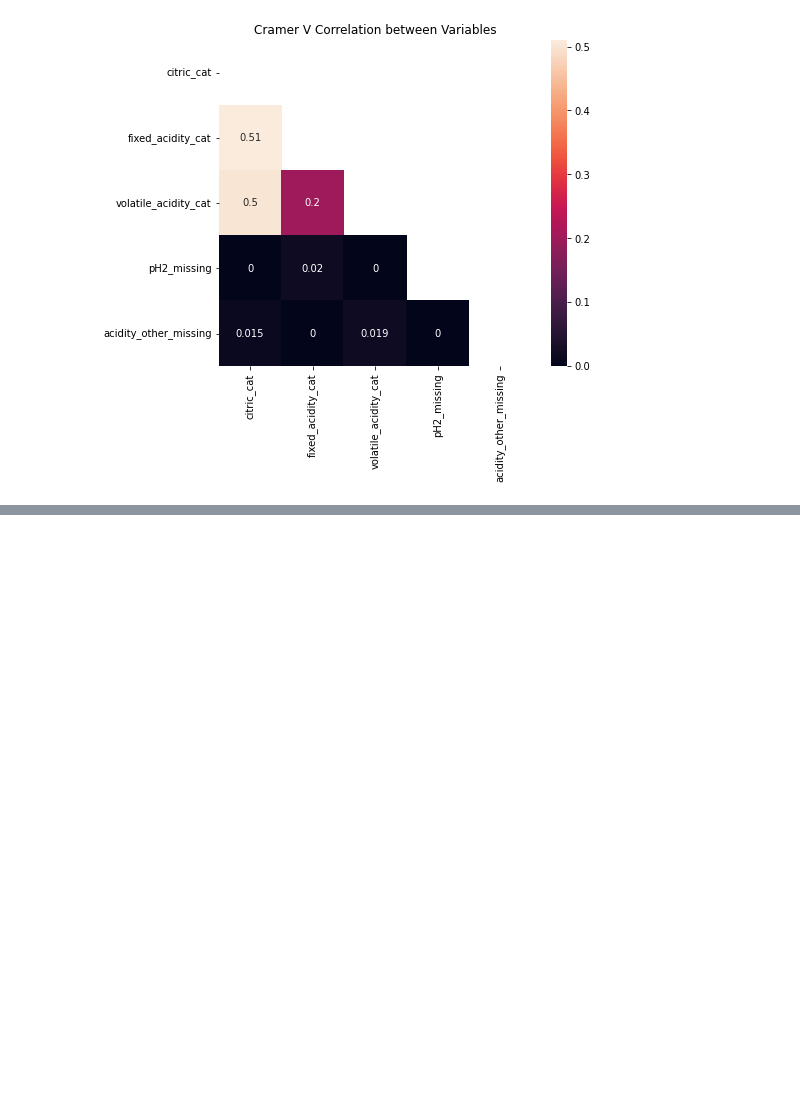
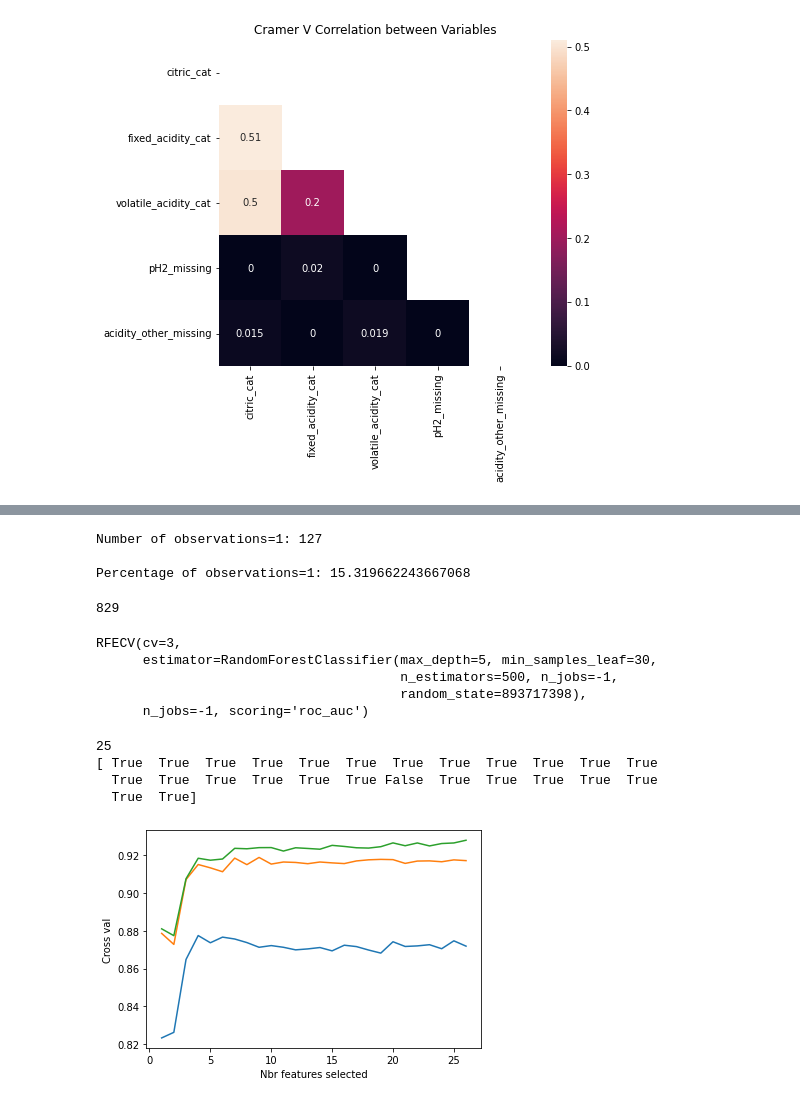
Before and after one commit to wmL5k/AcademyPublic, a Jupyter notebook: Untitled.ipynb, the cells around one changed output, grey strips where cells are left out. Cells and saved outputs as stored; diff of their text form; code cells hidden in the pictures; blank space fills up the shorter version.

```diff
--- a/Untitled.ipynb
+++ b/Untitled.ipynb
@@ -873,0 +874,80 @@ train.head(2)
+# %%
+# Let's define the feature we will use for X & Y
+X_features = ['fixed acidity', 'volatile acidity', 'citric acid', 'residual sugar',
+       'chlorides', 'free sulfur dioxide', 'total sulfur dioxide', 'density',
+       'pH', 'sulphates', 'alcohol', 'fixed_acidity_cat',
+       'volatile_acidity_cat', 'pH2', 'acidity_other',
+       'day_diff', 'Random_Normal_feature1', 'Random_Normal_feature2',
+       'pH2_missing', 'acidity_other_missing', 'acidity_tot',
+       'ratio_density_alcohol', 'ratio_acidity_pH', 'citric_cat_A',
+       'citric_cat_B', 'citric_cat_Z']
+
+Y_feature = ['Y']
+# %%
+print('Number of observations=1: ' + str(train.Y.sum()))
+print('\nPercentage of observations=1: ' + str(train.Y.mean()*100))
+
+# Based on this percentage we need to rebalance our data set in order to increase the percentage at least until 30%
+# Easiest method: oversampling having the objective to add (to copy) the positive labels
+# Second method is undersampling having the objective to delete some negative labels
+# Best method based on machine learning: SMOTE -> A little bit better than the previous one but more complex.
+# Let's try the smote for this session
+
+sm = SMOTE(random_state=893717398, sampling_strategy=0.55)
+xTrain, yTrain = sm.fit_resample(train[X_features], train[Y_feature])
+
+# Now let's transform the data in array to a dataframe
+train_smote = pd.concat([xTrain, yTrain], axis=1)
+train_smote = train_smote.sample(n=len(train_smote), random_state=893717398)
+# %% [output]
+Number of observations=1: 127
+
+Percentage of observations=1: 15.319662243667068
+# %%
+len(train)
+# %% [output]
+829
+# %%
+from sklearn.feature_selection import RFE
+from sklearn.feature_selection import RFECV
+from sklearn.ensemble import RandomForestClassifier
+
+rf_feat_selec = RandomForestClassifier(bootstrap=True, # resampling of the database for each tree
+                                       class_weight=None, #we already resampled before with SMOTE
+                                       criterion='gini', #gini or entropy, not very important
+                                       max_depth=5, #take a number between 5&8 depending of the size of the database
+                                       max_features='auto', #number of featuer selected by tree
+                                       max_leaf_nodes=None, #not important to change
+                                       min_samples_leaf=30, #Because we have a small database, 150 is good
+                                       n_estimators=500, #Number of trees
+                                       n_jobs=-1, #We take all the processors -1 that we have
+                                       random_state=893717398)
+
+rfecv_feat_selec = RFECV(estimator=rf_feat_selec,
+                         step=1,
+                         cv=3,
+                         scoring='roc_auc',
+                         n_jobs=-1)
+
+rfecv_feat_selec.fit(xTrain, yTrain)
+# %% [output]
+RFECV(cv=3,
+      estimator=RandomForestClassifier(max_depth=5, min_samples_leaf=30,
+                                       n_estimators=500, n_jobs=-1,
+                                       random_state=893717398),
+      n_jobs=-1, scoring='roc_auc')
+# %%
+print(rfecv_feat_selec.n_features_)
+print(rfecv_feat_selec.support_)
+
+plt.figure()
+plt.xlabel('Nbr features selected')
+plt.ylabel('Cross val')
+plt.plot(range(1, len(rfecv_feat_selec.grid_scores_)+1), rfecv_feat_selec.grid_scores_)
+plt.show()
+# %% [output]
+25
+[ True  True  True  True  True  True  True  True  True  True  True  True
+  True  True  True  True  True  True False  True  True  True  True  True
+  True  True]
+[figure, added]
```
Also changed, not shown: parts of 2 cells of this notebook.
